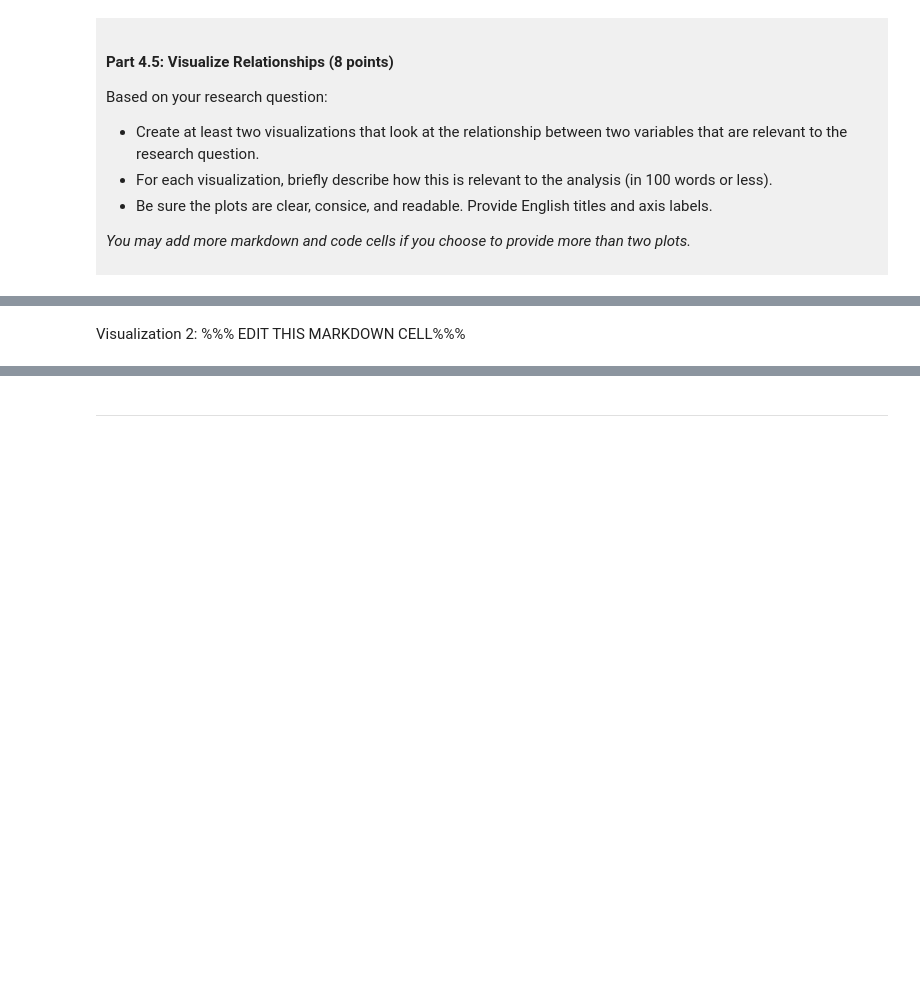
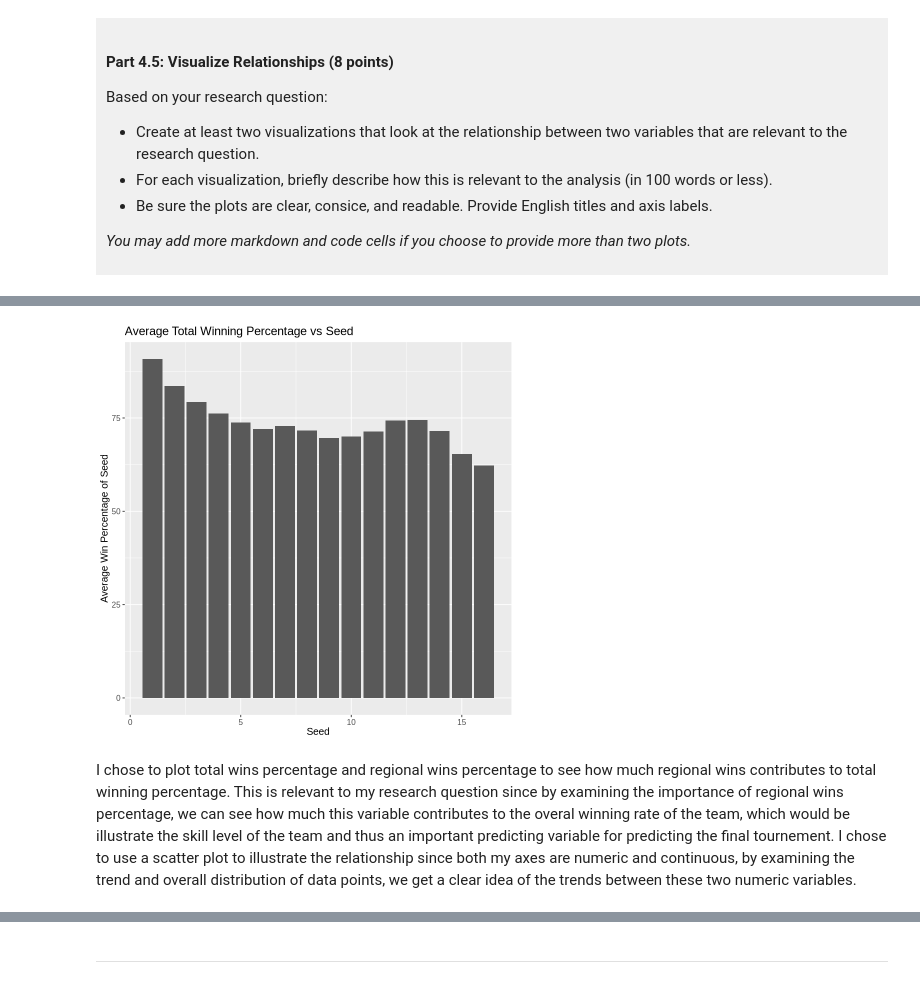
Before and after one commit to Hayley396/dsci-100-project-hayley-cheung, a Jupyter notebook: dsci-100-project-notebook.ipynb, the cells around one changed output, grey strips where cells are left out. Drawn from its saved outputs; the diff is of its cells as text; code cells hidden in the pictures; blank space fills up the shorter version.

```diff
--- a/dsci-100-project-notebook.ipynb
+++ b/dsci-100-project-notebook.ipynb
@@ -315,6 +405,21 @@ Visualization 1: %%% EDIT THIS MARKDOWN CELL%%%
 # %%
 ### EDIT THIS CODE CELL FOR VISUALIZATION 1###
+
+# Can a school team's seed, regional win percentage, total number of games, and total win percentage be
+# used to predict where they will advance in the tournament?
+
+avg_tot_win_vs_seed_plot<- NCAA|>
+    group_by(seed)|>
+    filter(seed != 0)|>
+    summarize(mean_win = mean(total_wins_pct))|>
+    ggplot(aes(x = seed, y = mean_win))+
+    geom_bar(stat = "identity")+
+    labs(x = "Seed", y = "Average Win Percentage of Seed", title = "Average Total Winning Percentage vs Seed")+
+    theme(text = element_text(size = 12))
+avg_tot_win_vs_seed_plot
+# %% [output]
+[figure, added]
 # %% [markdown]
-Visualization 2: %%% EDIT THIS MARKDOWN CELL%%%
+I chose to plot total wins percentage and regional wins percentage to see how much regional wins contributes to total winning percentage. This is relevant to my research question since by examining the importance of regional wins percentage, we can see how much this variable contributes to the overal winning rate of the team, which would be illustrate the skill level of the team and thus an important predicting variable for predicting the final tournement. I chose to use a scatter plot to illustrate the relationship since both my axes are numeric and continuous, by examining the trend and overall distribution of data points, we get a clear idea of the trends between these two numeric variables.
 # %%
 ### EDIT THIS CODE CELL FOR VISUALIZATION 2###
```
Also changed, not shown: parts of 11 cells of this notebook.
